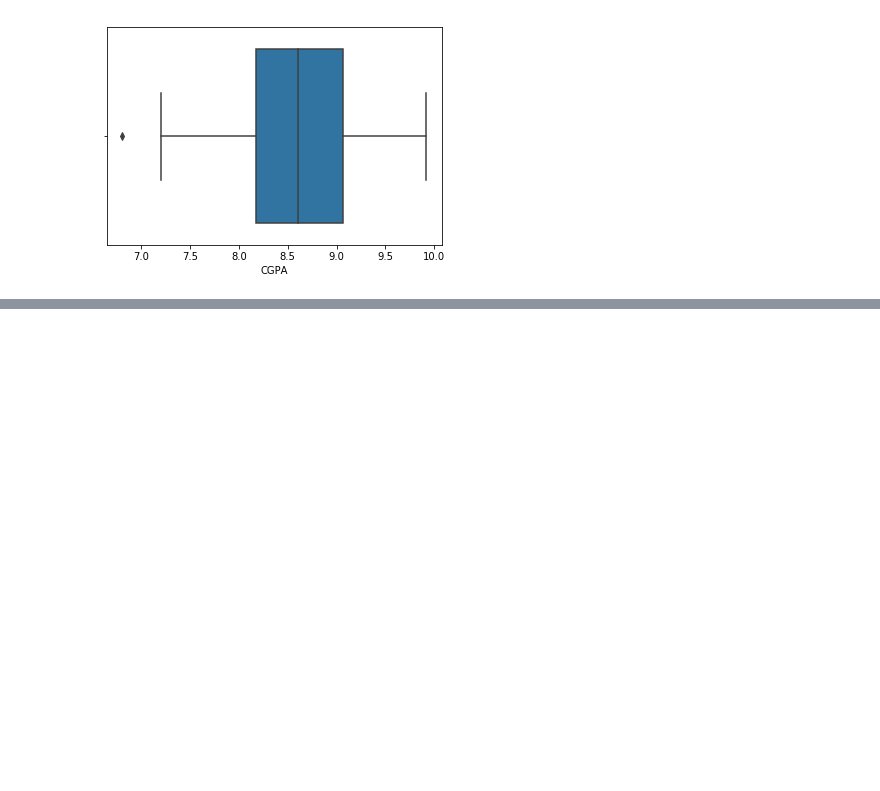
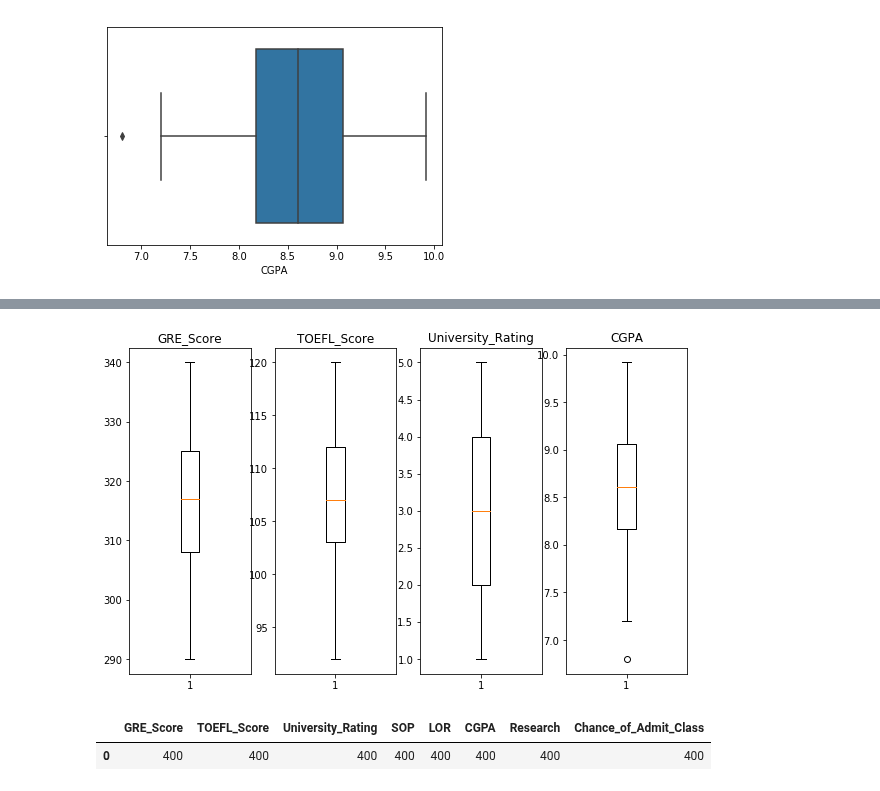
Before and after one commit to SANYAM1996/scatter-plotter, a Jupyter notebook: Graduate_admission.ipynb, the cells around one changed output, grey strips where cells are left out. Drawn from its saved outputs; the diff is of its cells as text; code cells hidden in the pictures; blank space fills up the shorter version.

```diff
--- a/Graduate_admission.ipynb
+++ b/Graduate_admission.ipynb
@@ -283,0 +369,26 @@ sns.boxplot(data.CGPA)
+# %%
+plt.figure(1, figsize=(10,6))
+plt.subplot(1,4, 1)
+plt.boxplot(data['GRE_Score'])
+plt.title('GRE_Score')
+
+plt.subplot(1,4,2)
+plt.boxplot(data['TOEFL_Score'])
+plt.title('TOEFL_Score')
+
+plt.subplot(1,4,3)
+plt.boxplot(data['University_Rating'])
+plt.title('University_Rating')
+
+plt.subplot(1,4,4)
+plt.boxplot(data['CGPA'])
+plt.title('CGPA')
+
+plt.show()
+# %% [output]
+[figure, added]
+# %%
+data.count().to_frame().T
+# %% [output]
+|  | GRE_Score | TOEFL_Score | University_Rating | SOP | LOR | CGPA | Research | Chance_of_Admit_Class |
+| 0 | 400 | 400 | 400 | 400 | 400 | 400 | 400 | 400 |
```
Also changed, not shown: parts of 9 cells of this notebook, 1 other file.
